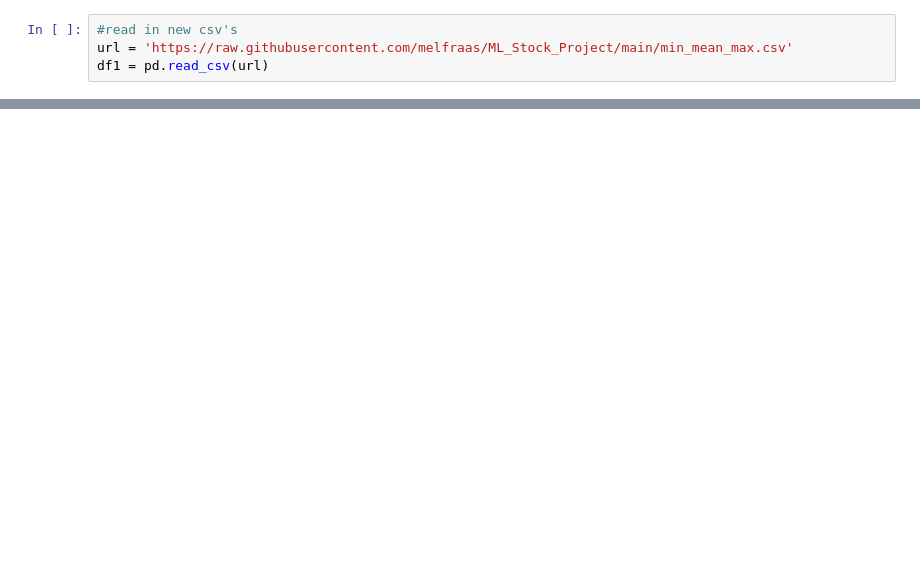
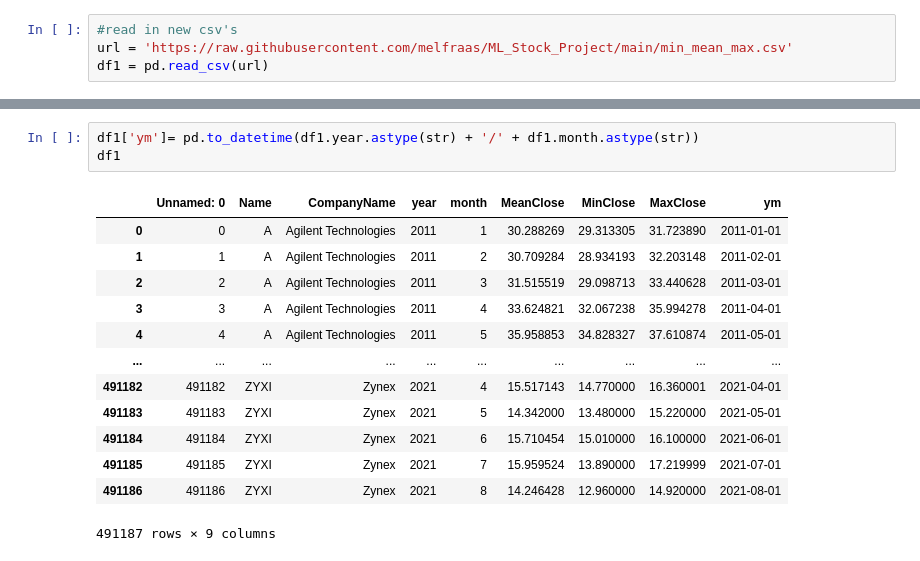
Before and after one commit to melfraas/ETL_Project, a Jupyter notebook: Clean_Working_Data.ipynb, the cells around one changed output, grey strips where cells are left out. Saved outputs shown, nothing was run; the diff lists cells and outputs as text; blank space fills up the shorter version.

```diff
--- a/Clean_Working_Data.ipynb
+++ b/Clean_Working_Data.ipynb
@@ -23,0 +48,17 @@ NameError: ignored
+# %%
+df1['ym']= pd.to_datetime(df1.year.astype(str) + '/' + df1.month.astype(str))
+df1
+# %% [output]
+|  | Unnamed: 0 | Name | CompanyName | year | month | MeanClose | MinClose | MaxClose | ym |
+| 0 | 0 | A | Agilent Technologies | 2011 | 1 | 30.288269 | 29.313305 | 31.723890 | 2011-01-01 |
+| 1 | 1 | A | Agilent Technologies | 2011 | 2 | 30.709284 | 28.934193 | 32.203148 | 2011-02-01 |
+| 2 | 2 | A | Agilent Technologies | 2011 | 3 | 31.515519 | 29.098713 | 33.440628 | 2011-03-01 |
+| 3 | 3 | A | Agilent Technologies | 2011 | 4 | 33.624821 | 32.067238 | 35.994278 | 2011-04-01 |
+| 4 | 4 | A | Agilent Technologies | 2011 | 5 | 35.958853 | 34.828327 | 37.610874 | 2011-05-01 |
+| ... | ... | ... | ... | ... | ... | ... | ... | ... | ... |
+| 491182 | 491182 | ZYXI | Zynex | 2021 | 4 | 15.517143 | 14.770000 | 16.360001 | 2021-04-01 |
+| 491183 | 491183 | ZYXI | Zynex | 2021 | 5 | 14.342000 | 13.480000 | 15.220000 | 2021-05-01 |
+| 491184 | 491184 | ZYXI | Zynex | 2021 | 6 | 15.710454 | 15.010000 | 16.100000 | 2021-06-01 |
+| 491185 | 491185 | ZYXI | Zynex | 2021 | 7 | 15.959524 | 13.890000 | 17.219999 | 2021-07-01 |
+| 491186 | 491186 | ZYXI | Zynex | 2021 | 8 | 14.246428 | 12.960000 | 14.920000 | 2021-08-01 |
+491187 rows × 9 columns
```
Also changed, not shown: parts of 17 cells of this notebook.
